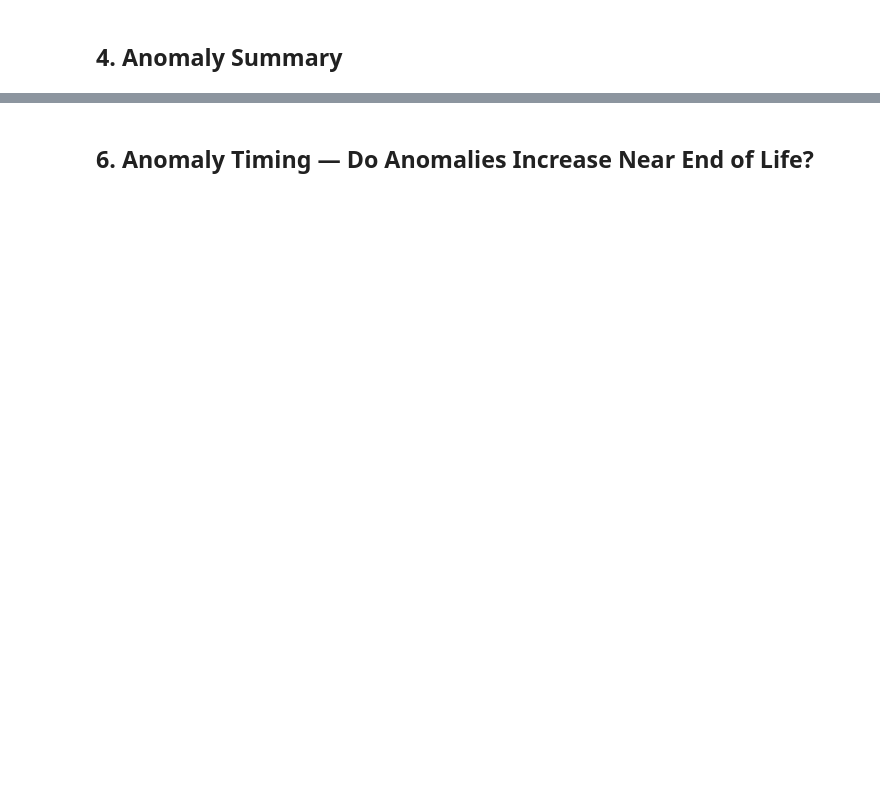
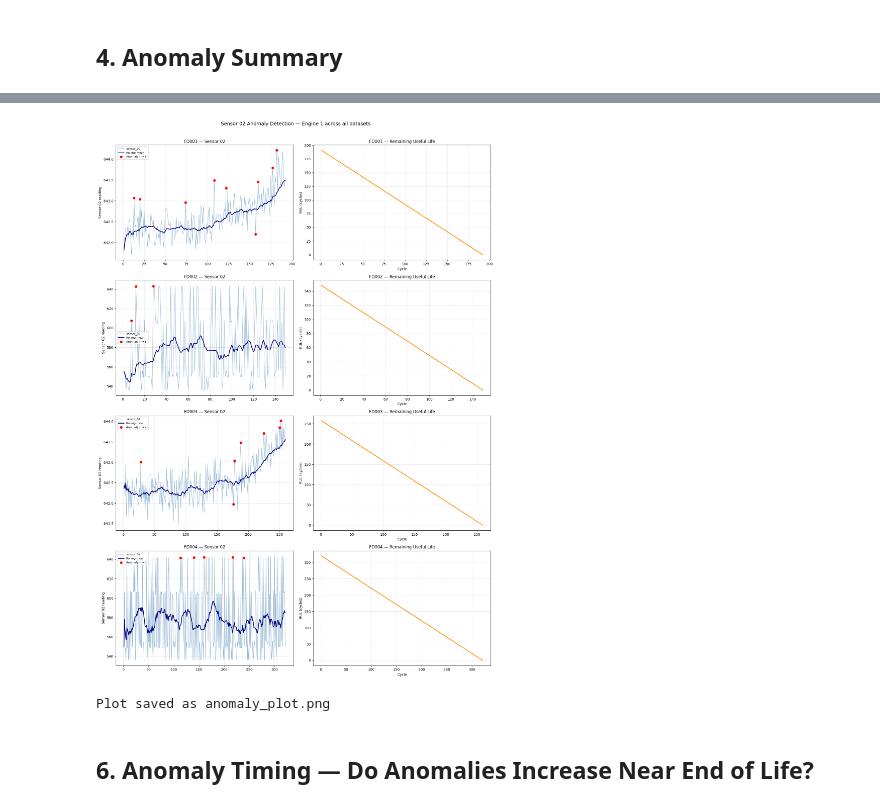
Before and after one commit to TERK93/sensor-pulse, a Jupyter notebook: anomaly_detection.ipynb, the cells around one changed output, grey strips where cells are left out. Saved outputs shown, nothing was run; the diff lists cells and outputs as text; code cells hidden in the pictures; blank space fills up the shorter version.

Commit message:
Update anomaly detection with all four CMAPSS datasets

```diff
--- a/anomaly_detection.ipynb
+++ b/anomaly_detection.ipynb
@@ -38,5 +42,7 @@ Re-run Bronze → Silver to get clean data into memory.
 # %%
 path = kagglehub.dataset_download("behrad3d/nasa-cmaps")
 os.makedirs("data/raw", exist_ok=True)
-shutil.copy(f"{path}/CMaps/train_FD001.txt", "data/raw/train_FD001.txt")
-print("Data ready")
+files = ["train_FD001.txt", "train_FD002.txt", "train_FD003.txt", "train_FD004.txt"]
+for f in files:
+    shutil.copy(f"{path}/CMaps/{f}", f"data/raw/{f}")
+    print(f"File ready: data/raw/{f}")
@@ -83,7 +105,7 @@ anomaly  = ABS(z_score) > 2.0
 This is sensor-agnostic — the same logic works for temperature, pressure,
 vibration, or any continuous time-series signal.
 # %%
-window_rolling = Window.partitionBy("engine_id").orderBy("cycle").rowsBetween(-19, 0)
+window_rolling = Window.partitionBy("dataset", "engine_id").orderBy("cycle").rowsBetween(-19, 0)
 
 df_anomaly = df_valid \
     .withColumn("s02_rolling_mean", F.avg("sensor_02").over(window_rolling)) \
@@ -134,41 +185,46 @@ The rolling mean is shown as a smooth trend line.
 # %%
-# Collect data for one engine to plot
-engine_id = 1
+fig, axes = plt.subplots(4, 2, figsize=(16, 22))
+fig.suptitle("Sensor 02 Anomaly Detection — Engine 1 across all datasets",
+             fontsize=14, y=1.01)
 
-engine_data = df_anomaly.filter(F.col("engine_id") == engine_id) \
-    .select("cycle", "sensor_02", "s02_rolling_mean", "s02_anomaly", "rul") \
-    .orderBy("cycle") \
-    .toPandas()
+for i, dataset_name in enumerate(["FD001", "FD002", "FD003", "FD004"]):
+    engine_data = df_anomaly.filter(
+        (F.col("engine_id") == 1) & (F.col("dataset") == dataset_name)
+    ).select("cycle", "sensor_02", "s02_rolling_mean", "s02_anomaly", "rul") \
+     .orderBy("cycle").toPandas()
 
-anomalies = engine_data[engine_data["s02_anomaly"] == True]
-normal    = engine_data[engine_data["s02_anomaly"] == False]
+    anomalies = engine_data[engine_data["s02_anomaly"] == True]
 
-fig, (ax1, ax2) = plt.subplots(2, 1, figsize=(12, 8), sharex=True)
+    ax1 = axes[i, 0]
+    ax2 = axes[i, 1]
 
-# Top plot: sensor readings + anomalies
-ax1.plot(engine_data["cycle"], engine_data["sensor_02"],
-         color="steelblue", alpha=0.6, linewidth=1, label="sensor_02")
-ax1.plot(engine_data["cycle"], engine_data["s02_rolling_mean"],
-         color="navy", linewidth=2, label="Rolling mean (20 cycles)")
-ax1.scatter(anomalies["cycle"], anomalies["sensor_02"],
-            color="red", s=40, zorder=5, label=f"Anomaly (n={len(anomalies)})")
-ax1.set_ylabel("Sensor 02 reading")
-ax1.set_title(f"Engine {engine_id} — Sensor 02 with Anomaly Detection")
-ax1.legend()
-ax1.grid(True, alpha=0.3)
+    # Sensor + anomalies
+    ax1.plot(engine_data["cycle"], engine_data["sensor_02"],
+             color="steelblue", alpha=0.6, linewidth=1, label="sensor_02")
+    ax1.plot(engine_data["cycle"], engine_data["s02_rolling_mean"],
+             color="navy", linewidth=2, label="Rolling mean")
+    ax1.scatter(anomalies["cycle"], anomalies["sensor_02"],
+                color="red", s=40, zorder=5, label=f"Anomaly (n={len(anomalies)})")
+    ax1.set_title(f"{dataset_name} — Sensor 02")
+    ax1.set_ylabel("Sensor 02 reading")
+    ax1.legend(fontsize=8)
+    ax1.grid(True, alpha=0.3)
 
-# Bottom plot: RUL (remaining useful life)
-ax2.plot(engine_data["cycle"], engine_data["rul"],
-         color="darkorange", linewidth=2)
-ax2.set_ylabel("Remaining Useful Life (cycles)")
-ax2.set_xlabel("Cycle")
-ax2.set_title("Remaining Useful Life decreases as engine degrades")
-ax2.grid(True, alpha=0.3)
+    # RUL
+    ax2.plot(engine_data["cycle"], engine_data["rul"],
+             color="darkorange", linewidth=2)
+    ax2.set_title(f"{dataset_name} — Remaining Useful Life")
+    ax2.set_ylabel("RUL (cycles)")
+    ax2.set_xlabel("Cycle")
+    ax2.grid(True, alpha=0.3)
 
 plt.tight_layout()
 plt.savefig("anomaly_plot.png", dpi=150, bbox_inches="tight")
 plt.show()
 print("Plot saved as anomaly_plot.png")
+# %% [output]
+[figure, added]
+Plot saved as anomaly_plot.png
 # %% [markdown]
 ## 6. Anomaly Timing — Do Anomalies Increase Near End of Life?
 # %%
```
Also changed, not shown: parts of 9 cells of this notebook.
